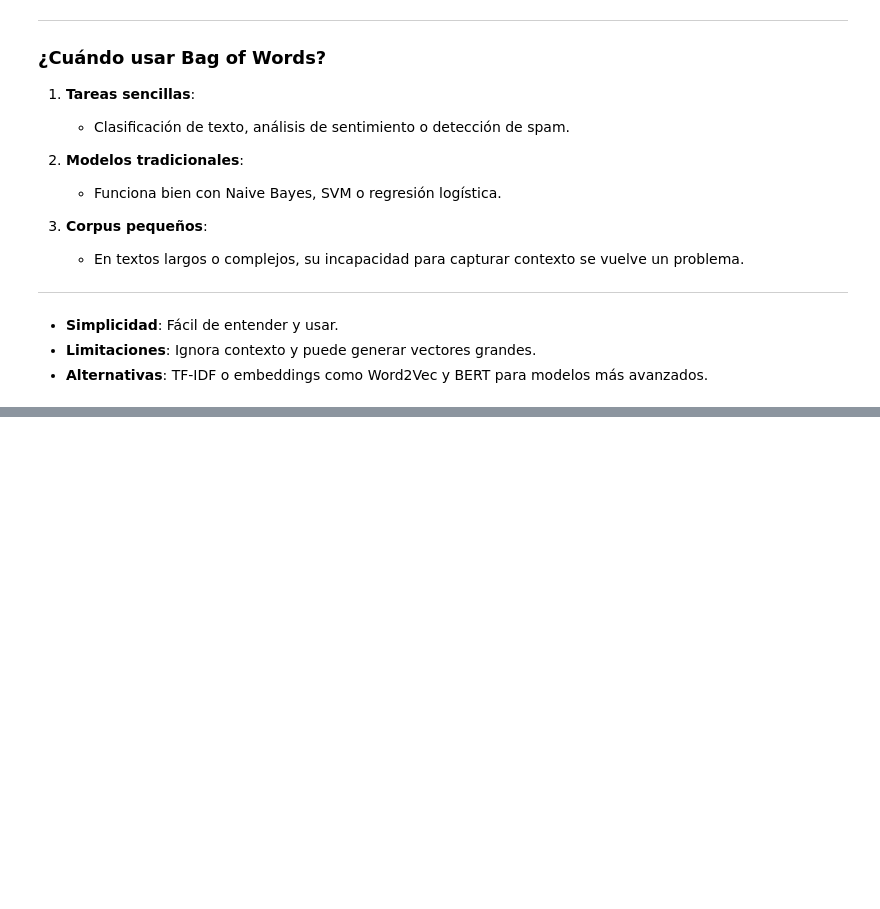
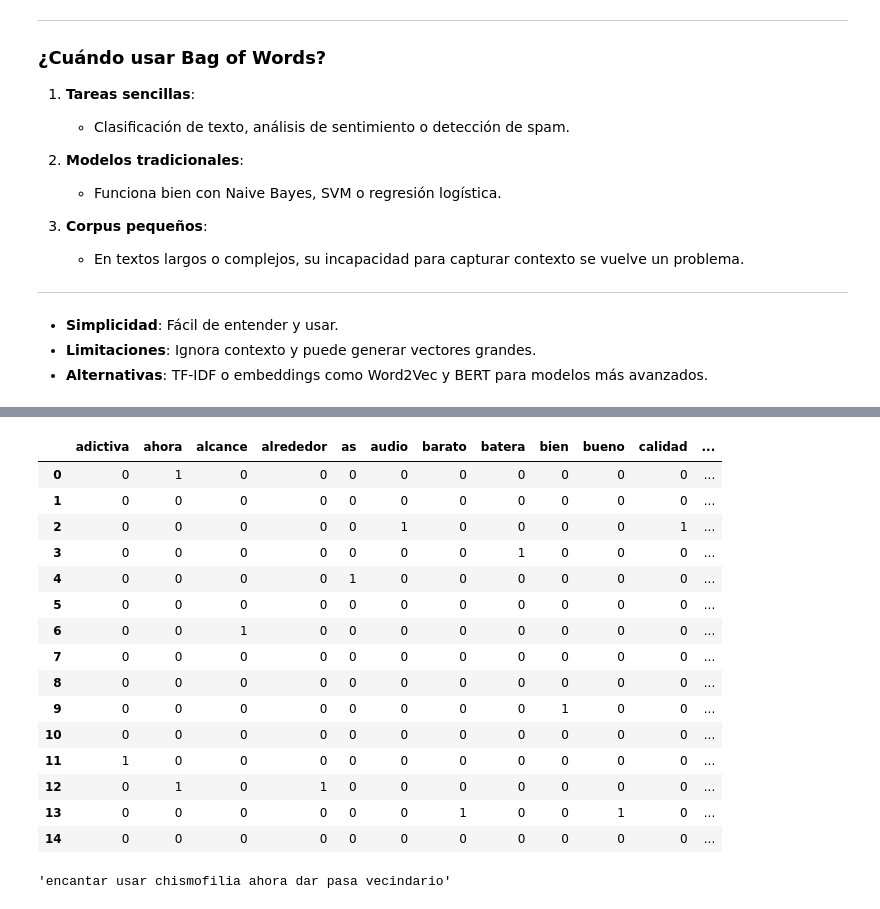
Before and after one commit to Izainea/nlp_ean, a Jupyter notebook: Cuadernos/Auxiliares/1_1_Preprocesamiento_Texto_MPP.ipynb, the cells around one changed output, grey strips where cells are left out. Cells and saved outputs as stored; diff of their text form; code cells hidden in the pictures; blank space fills up the shorter version.

```diff
--- a/Cuadernos/Auxiliares/1_1_Preprocesamiento_Texto_MPP.ipynb
+++ b/Cuadernos/Auxiliares/1_1_Preprocesamiento_Texto_MPP.ipynb
@@ -491,6 +518,7 @@ texto_filtrado = [palabra for palabra in texto_tokenizado if palabra not in stop
 
 ### La lista stopwords.words('spanish') contiene las palabras vacias en español, se filtran las palabras vacias del texto tokenizado.
 
+stopwords_esp=stopwords_esp+['que','CO']
 stopwords_esp
 # %% [output]
 ['de',
@@ -882,3 +930,25 @@ df
 En este notebook, se presentaron los pasos más comunes en el preprocesamiento de texto. Es importante tener en cuenta que estos pasos pueden variar dependiendo del problema y del texto que se esté analizando. Para las siguientes tareas es probable que se hagan algunos de los pasos mencionados anteriormente.
 
 <img src="https://www.mermaidchart.com/raw/b60c8142-12ae-46c9-8412-7333ee1508cd?theme=light&version=v0.1&format=svg">
+# %%
+def clean_text(text):
+  # Normalización
+  text = text.lower()
+
+  # regex clean
+  text = re.sub(r'[^a-zA-Z0-9\s]', '', text)
+
+  # Tokenización
+  tokens = word_tokenize(text)
+
+  # Stop words
+  stopwords_esp = stopwords.words('spanish')
+  tokens = [token for token in tokens if token not in stopwords_esp]
+
+  ## Lemmatize
+
+  nlp=spacy.load("es_core_news_sm")
+  doc = nlp(' '.join(tokens))
+  tokens = [token.lemma_ for token in doc]
+
+  return ' '.join(tokens)
@@ -884,0 +959,3 @@ En este notebook, se presentaron los pasos más comunes en el preprocesamiento d
+# %%
+Corpus_DF['Texto_Limpio'] = Corpus_DF['Comentario'].apply(clean_text)
+Corpus_DF
@@ -884,0 +979,31 @@ En este notebook, se presentaron los pasos más comunes en el preprocesamiento d
+# %%
+pd.set_option('display.max_columns', None)
+
+vectorizador_chismofilia= CountVectorizer()
+
+vectorizador_chismofilia.fit(Corpus_DF['Texto_Limpio'])
+
+salida=vectorizador_chismofilia.transform(Corpus_DF['Texto_Limpio'])
+
+pd.DataFrame(salida.toarray(), columns=vectorizador_chismofilia.get_feature_names_out())
+# %% [output]
+|  | adictiva | ahora | alcance | alrededor | as | audio | barato | batera | bien | bueno | calidad | ... |
+| 0 | 0 | 1 | 0 | 0 | 0 | 0 | 0 | 0 | 0 | 0 | 0 | ... |
+| 1 | 0 | 0 | 0 | 0 | 0 | 0 | 0 | 0 | 0 | 0 | 0 | ... |
+| 2 | 0 | 0 | 0 | 0 | 0 | 1 | 0 | 0 | 0 | 0 | 1 | ... |
+| 3 | 0 | 0 | 0 | 0 | 0 | 0 | 0 | 1 | 0 | 0 | 0 | ... |
+| 4 | 0 | 0 | 0 | 0 | 1 | 0 | 0 | 0 | 0 | 0 | 0 | ... |
+| 5 | 0 | 0 | 0 | 0 | 0 | 0 | 0 | 0 | 0 | 0 | 0 | ... |
+| 6 | 0 | 0 | 1 | 0 | 0 | 0 | 0 | 0 | 0 | 0 | 0 | ... |
+| 7 | 0 | 0 | 0 | 0 | 0 | 0 | 0 | 0 | 0 | 0 | 0 | ... |
+| 8 | 0 | 0 | 0 | 0 | 0 | 0 | 0 | 0 | 0 | 0 | 0 | ... |
+| 9 | 0 | 0 | 0 | 0 | 0 | 0 | 0 | 0 | 1 | 0 | 0 | ... |
+| 10 | 0 | 0 | 0 | 0 | 0 | 0 | 0 | 0 | 0 | 0 | 0 | ... |
+| 11 | 1 | 0 | 0 | 0 | 0 | 0 | 0 | 0 | 0 | 0 | 0 | ... |
+| 12 | 0 | 1 | 0 | 1 | 0 | 0 | 0 | 0 | 0 | 0 | 0 | ... |
+| 13 | 0 | 0 | 0 | 0 | 0 | 0 | 1 | 0 | 0 | 1 | 0 | ... |
+| 14 | 0 | 0 | 0 | 0 | 0 | 0 | 0 | 0 | 0 | 0 | 0 | ... |
+# %%
+Corpus_DF['Texto_Limpio'][0]
+# %% [output]
+'encantar usar chismofilia ahora dar pasa vecindario'
```
Also changed, not shown: parts of 19 cells of this notebook, 1 other file.
